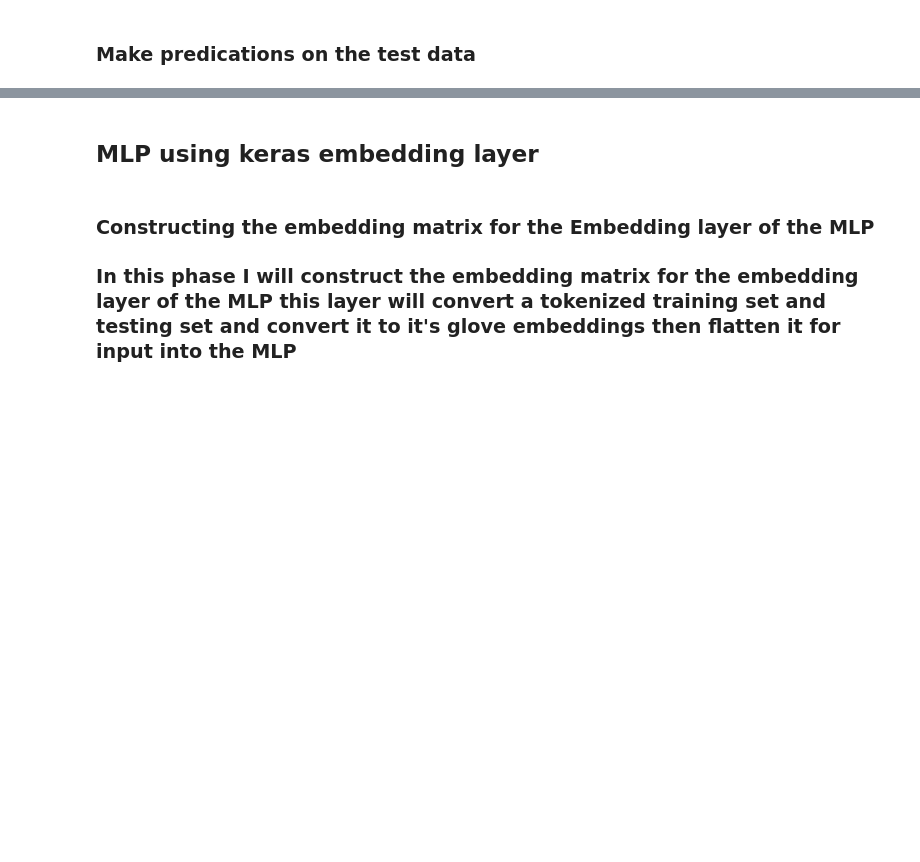
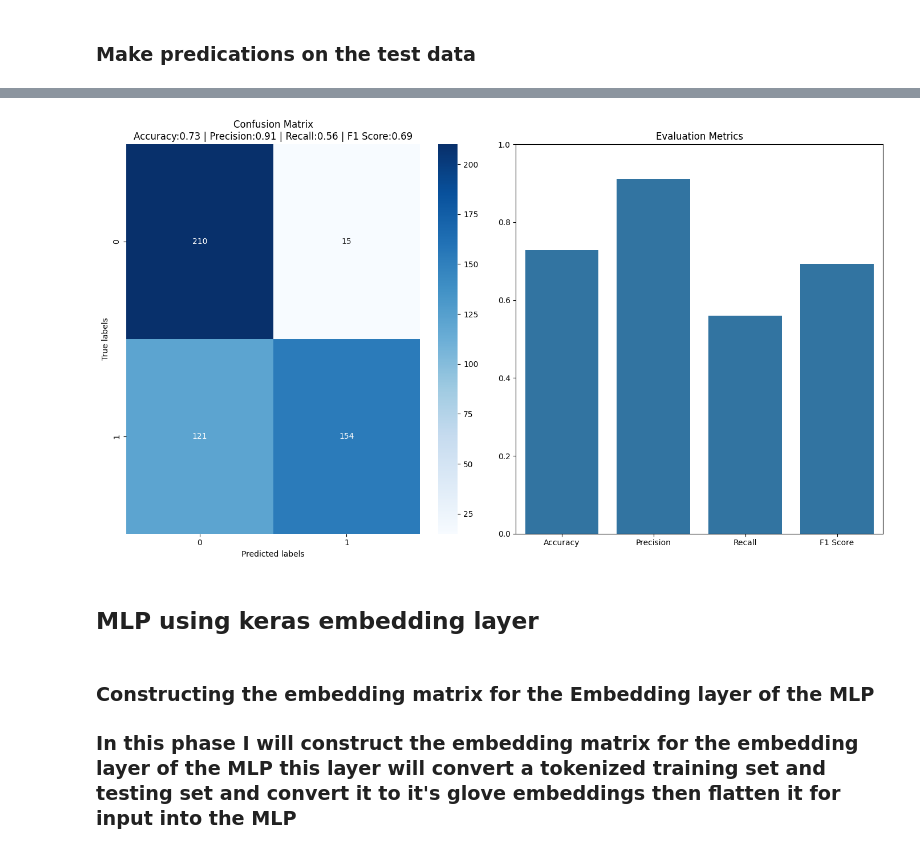
Before and after one commit to Ryan-McKee2001/Deep_Learning_Project-Fake_News_Detection, a Jupyter notebook: model_testing/40294886.ipynb, the cells around one changed output, grey strips where cells are left out. Drawn from its saved outputs; the diff is of its cells as text; code cells hidden in the pictures; blank space fills up the shorter version.

```diff
--- a/model_testing/40294886.ipynb
+++ b/model_testing/40294886.ipynb
@@ -108,0 +144,29 @@ X_test = pad_sequences(X_test, maxlen=max_len)
+# %%
+def evaluate_predictions(predictions, actual_labels):
+    # Calculate confusion matrix
+    cm = confusion_matrix(actual_labels, predictions.round())
+
+    # Calculate evaluation metrics
+    accuracy = accuracy_score(actual_labels, predictions.round())
+    precision = precision_score(actual_labels, predictions.round())
+    recall = recall_score(actual_labels, predictions.round())
+    f1 = f1_score(actual_labels, predictions.round())
+
+    # Plot the confusion matrix along with metrics
+    plt.figure(figsize=(14, 8))  # Wider plot
+
+    # Plot confusion matrix
+    plt.subplot(1, 2, 1)
+    sns.heatmap(cm, annot=True, fmt="d", cmap="Blues")
+    plt.xlabel("Predicted labels")
+    plt.ylabel("True labels")
+    plt.title("Confusion Matrix\nAccuracy:{:.2f} | Precision:{:.2f} | Recall:{:.2f} | F1 Score:{:.2f}".format(accuracy, precision, recall, f1))
+
+    # Plot metrics
+    plt.subplot(1, 2, 2)
+    sns.barplot(x=["Accuracy", "Precision", "Recall", "F1 Score"], y=[accuracy, precision, recall, f1])
+    plt.ylim(0, 1)
+    plt.title("Evaluation Metrics")
+    plt.tight_layout()
+
+    plt.show()
@@ -309,0 +300,6 @@ F1 Score: 0.813953488372093
+# %%
+flattened_X_test = np.reshape(X_test_glove_embedded, (X_test_glove_embedded.shape[0], -1))
+MLP_predications = mlp1.predict(flattened_X_test)
+
+evaluate_predictions(MLP_predications, y_test)
+# %% [output]
@@ -310,3 +307,4 @@ F1 Score: 0.813953488372093
+[figure, added]
 # %% [markdown]
 ## MLP using keras embedding layer
 # %% [markdown]
```
Also changed, not shown: parts of 18 cells of this notebook.
